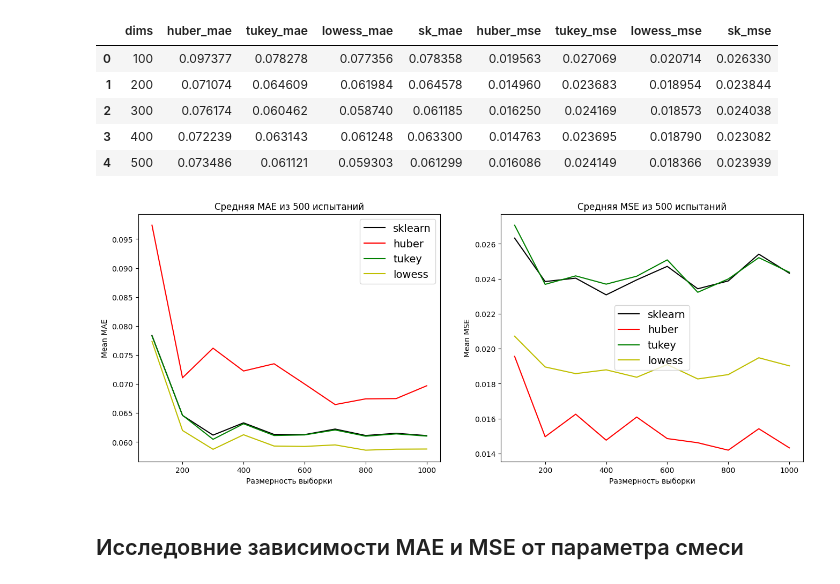
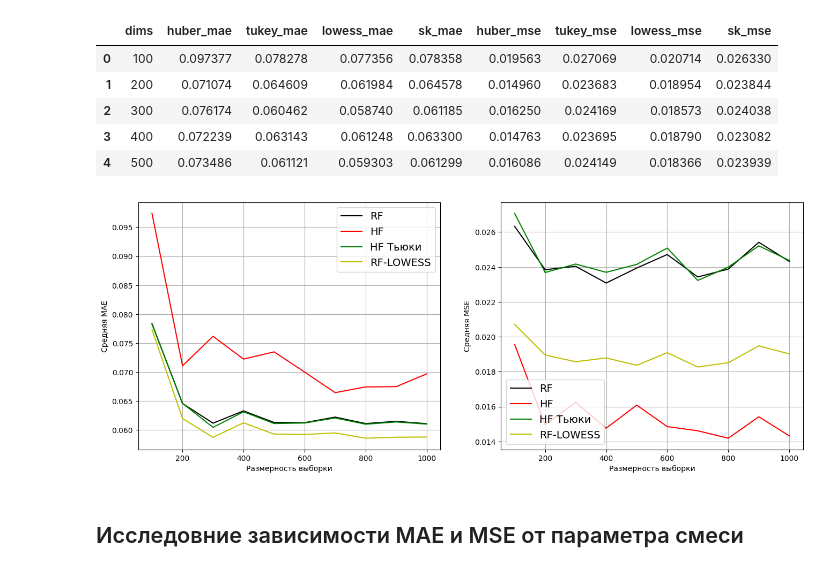
Before and after one commit to m1shutka/Robust-Radnom-Forest, a Jupyter notebook: RRF_comparison_plots.ipynb, the cells around one changed output. Cells and saved outputs as stored; diff of their text form; code cells hidden in the pictures.

```diff
--- a/RRF_comparison_plots.ipynb
+++ b/RRF_comparison_plots.ipynb
@@ -56,29 +71,31 @@ display(dims_range_df.head())
 # %%
 plt.figure(figsize=(16, 6))
 
 plt.subplot(1, 2, 1)
-plt.title(f'Средняя MAE из 500 испытаний')
-plt.plot(dims_range_df['dims'], dims_range_df['sk_mae'], color='black', label='sklearn')
-plt.plot(dims_range_df['dims'], dims_range_df['huber_mae'], color='r', label='huber')
-plt.plot(dims_range_df['dims'], dims_range_df['tukey_mae'], color='g', label='tukey')
-plt.plot(dims_range_df['dims'], dims_range_df['lowess_mae'], color='y', label='lowess')
+#plt.title(f'Средняя MAE из 500 испытаний')
+plt.plot(dims_range_df['dims'], dims_range_df['sk_mae'], color='black', label='RF')
+plt.plot(dims_range_df['dims'], dims_range_df['huber_mae'], color='r', label='HF')
+plt.plot(dims_range_df['dims'], dims_range_df['tukey_mae'], color='g', label='HF Тьюки')
+plt.plot(dims_range_df['dims'], dims_range_df['lowess_mae'], color='y', label='RF-LOWESS')
 plt.xlabel('Размерность выборки')
-plt.ylabel('Mean MAE')
+plt.ylabel('Средняя MAE')
 plt.legend(fontsize=14)
+plt.grid()
 
 plt.subplot(1, 2, 2)
-plt.title(f'Средняя MSE из 500 испытаний')
-plt.plot(dims_range_df['dims'], dims_range_df['sk_mse'], color='black', label='sklearn')
-plt.plot(dims_range_df['dims'], dims_range_df['huber_mse'], color='r', label='huber')
-plt.plot(dims_range_df['dims'], dims_range_df['tukey_mse'], color='g', label='tukey')
-plt.plot(dims_range_df['dims'], dims_range_df['lowess_mse'], color='y', label='lowess')
+#plt.title(f'Средняя MSE из 500 испытаний')
+plt.plot(dims_range_df['dims'], dims_range_df['sk_mse'], color='black', label='RF')
+plt.plot(dims_range_df['dims'], dims_range_df['huber_mse'], color='r', label='HF')
+plt.plot(dims_range_df['dims'], dims_range_df['tukey_mse'], color='g', label='HF Тьюки')
+plt.plot(dims_range_df['dims'], dims_range_df['lowess_mse'], color='y', label='RF-LOWESS')
 plt.xlabel('Размерность выборки')
-plt.ylabel('Mean MSE')
+plt.ylabel('Средняя MSE')
 plt.legend(fontsize=14)
 plt.savefig('Plots/dims_range.png')
+plt.grid()
 plt.show()
 # %% [output]
-[figure, old version]
+[figure, new version]
 # %% [markdown]
 ## Исследовние зависимости МАЕ и MSE от параметра смеси
 # %%
```
Also changed, not shown: parts of 5 cells of this notebook, 2 other files.
